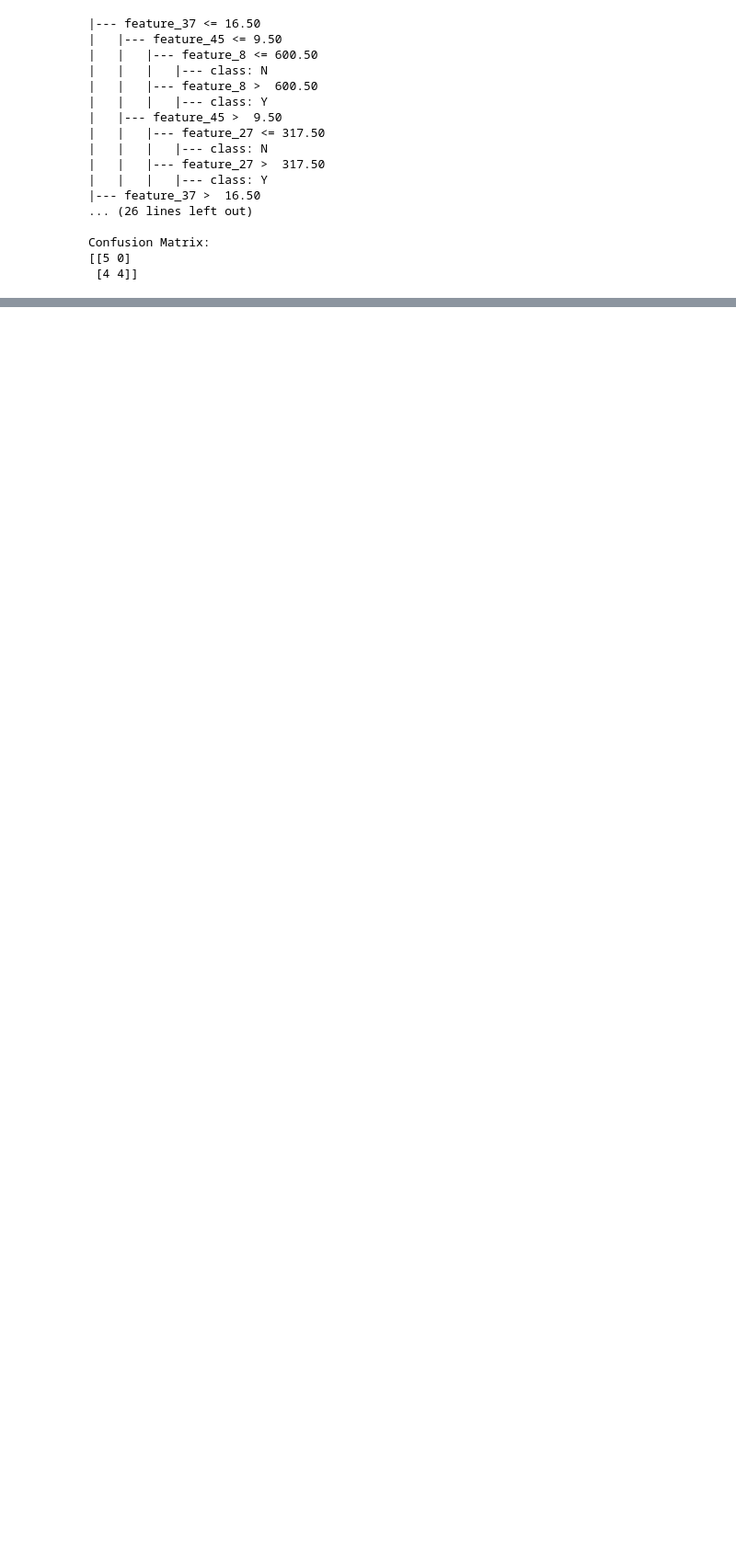
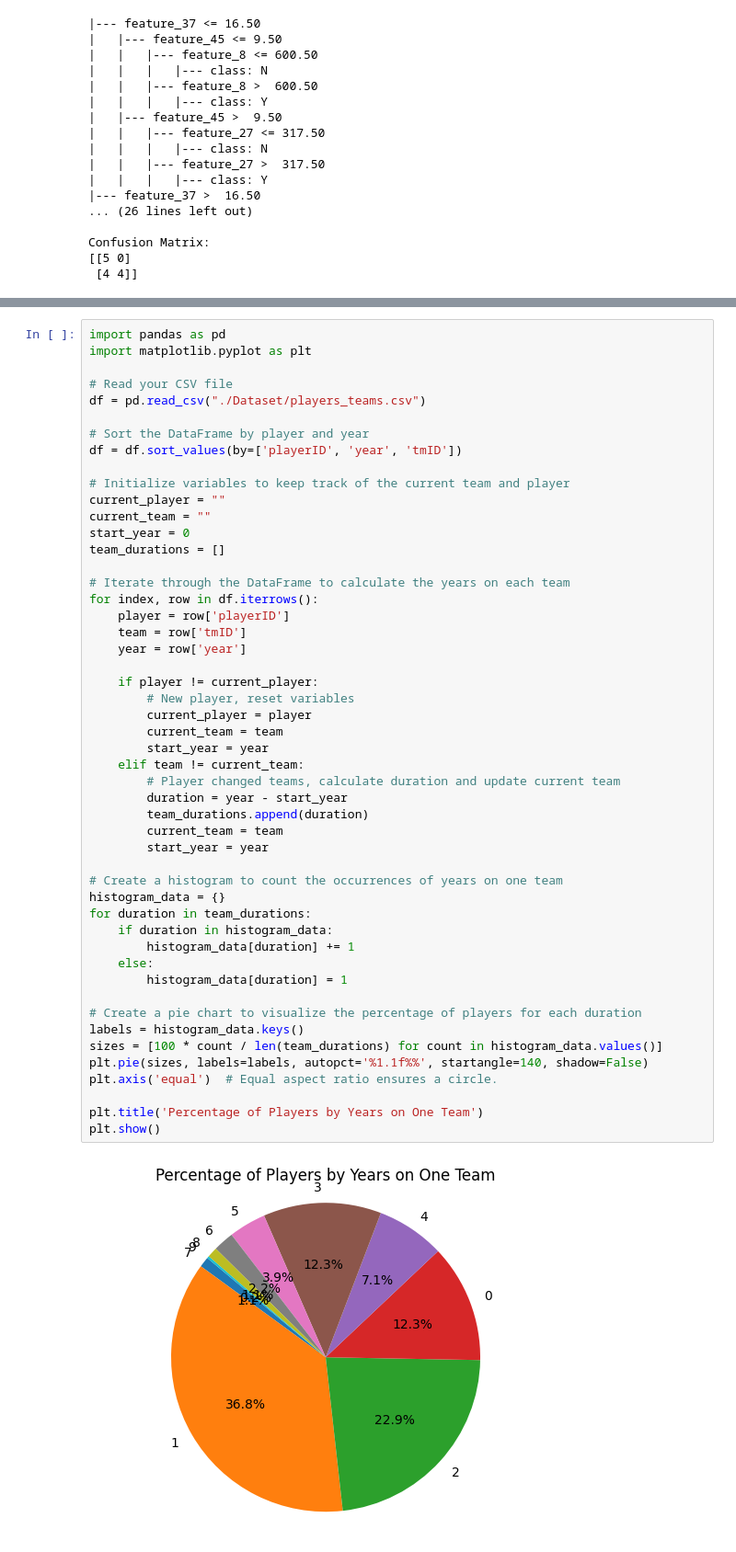
Before and after one commit to brunabrasil/FEUP-AC, a Jupyter notebook: pipeline.ipynb, the cells around one changed output, grey strips where cells are left out. Shown: that part at 92% size. Cells and saved outputs as stored; diff of their text form; blank space fills up the shorter version.

```diff
--- a/pipeline.ipynb
+++ b/pipeline.ipynb
@@ -71,0 +149,52 @@ Confusion Matrix:
+# %%
+import pandas as pd
+import matplotlib.pyplot as plt
+
+# Read your CSV file
+df = pd.read_csv("./Dataset/players_teams.csv")
+
+# Sort the DataFrame by player and year
+df = df.sort_values(by=['playerID', 'year', 'tmID'])
+
+# Initialize variables to keep track of the current team and player
+current_player = ""
+current_team = ""
+start_year = 0
+team_durations = []
+
+# Iterate through the DataFrame to calculate the years on each team
+for index, row in df.iterrows():
+    player = row['playerID']
+    team = row['tmID']
+    year = row['year']
+
+    if player != current_player:
+        # New player, reset variables
+        current_player = player
+        current_team = team
+        start_year = year
+    elif team != current_team:
+        # Player changed teams, calculate duration and update current team
+        duration = year - start_year
+        team_durations.append(duration)
+        current_team = team
+        start_year = year
+
+# Create a histogram to count the occurrences of years on one team
+histogram_data = {}
+for duration in team_durations:
+    if duration in histogram_data:
+        histogram_data[duration] += 1
+    else:
+        histogram_data[duration] = 1
+
+# Create a pie chart to visualize the percentage of players for each duration
+labels = histogram_data.keys()
+sizes = [100 * count / len(team_durations) for count in histogram_data.values()]
+plt.pie(sizes, labels=labels, autopct='%1.1f%%', startangle=140, shadow=False)
+plt.axis('equal')  # Equal aspect ratio ensures a circle.
+
+plt.title('Percentage of Players by Years on One Team')
+plt.show()
+# %% [output]
+[figure, added]
```
Also changed, not shown: parts of 2 cells of this notebook.
